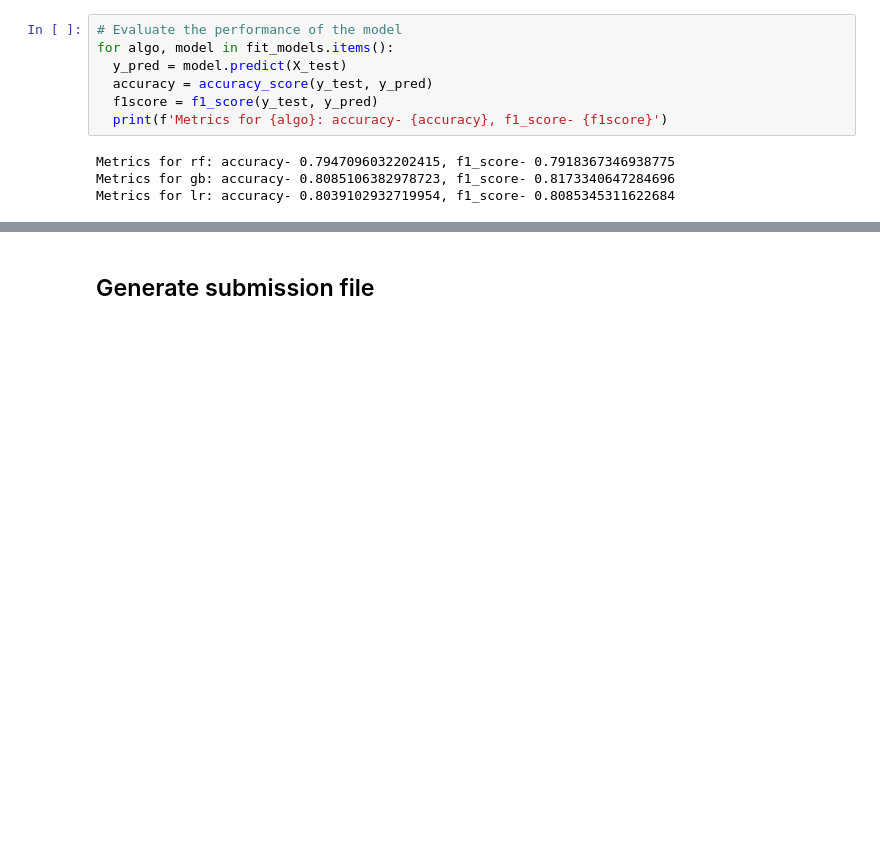
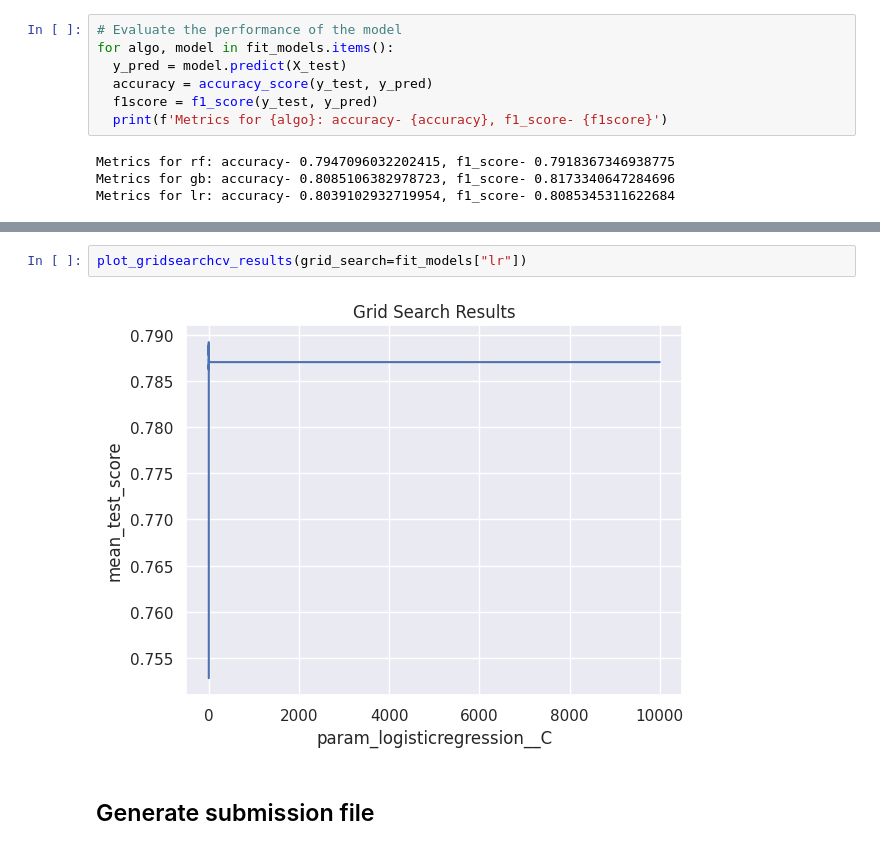
Before and after one commit to praseedm/Spaceship_titanic, a Jupyter notebook: E2E.ipynb, the cells around one changed output, grey strips where cells are left out. Cells and saved outputs as stored; diff of their text form; blank space fills up the shorter version.

```diff
--- a/E2E.ipynb
+++ b/E2E.ipynb
@@ -316,3 +380,7 @@ Metrics for lr: accuracy- 0.8039102932719954, f1_score- 0.8085345311622684
+# %%
+plot_gridsearchcv_results(grid_search=fit_models["lr"])
+# %% [output]
+[figure, added]
 # %% [markdown]
 ## Generate submission file
 # %%
```
Also changed, not shown: parts of 9 cells of this notebook.
